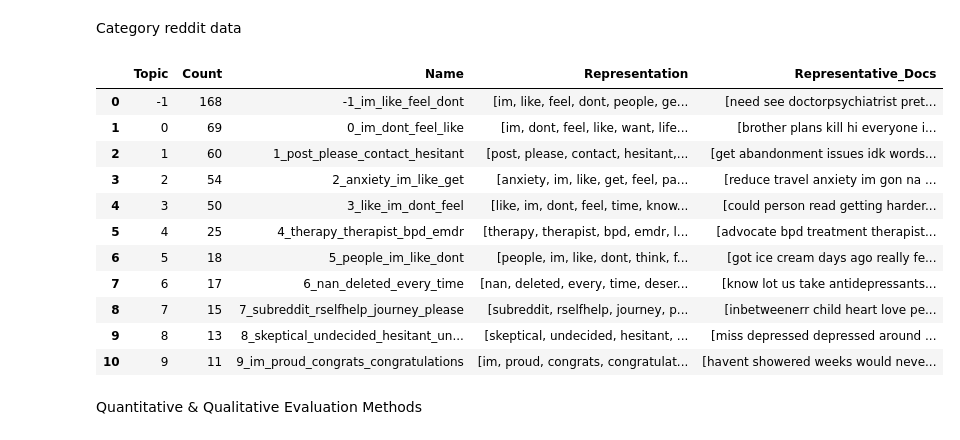
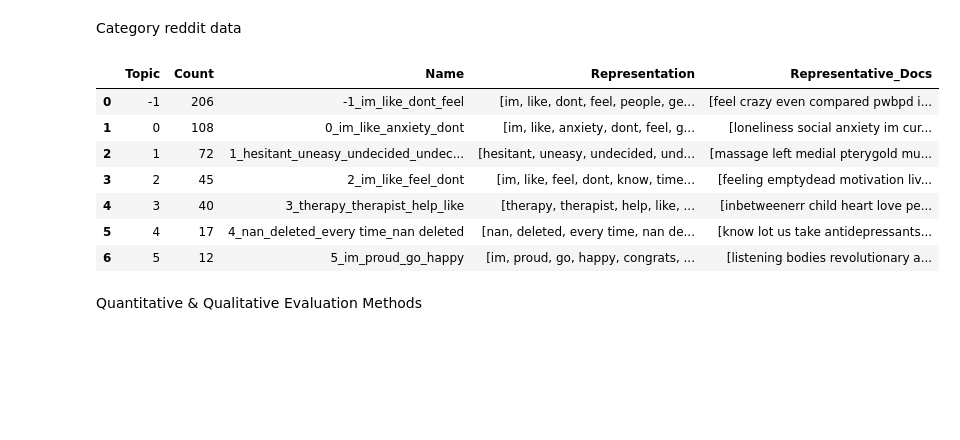
Before and after one commit to Rainman4301/LLM_NetworkMoel_MentalHealth, a Jupyter notebook: mental_health_analysis.ipynb, the cells around one changed output. Cells and saved outputs as stored; diff of their text form; code cells hidden in the pictures; blank space fills up the shorter version.

```diff
--- a/mental_health_analysis.ipynb
+++ b/mental_health_analysis.ipynb
@@ -1296,44 +1291,50 @@ Category reddit data
 # %%
 #  Step 3: Prepare Text Input from Your Data
 import pandas as pd
 
 
 
 reddit_df = pd.read_csv(os.path.join(current_dir, "data", "reddit_data", "clean","cleaned_mental_all_text_2015up.csv"))
 # shuffle the dataframe
-documents = reddit_df["title_selftext_topcomments_text"].copy().sample(frac=1, random_state=42)
-documents = documents.apply(lambda x: clean_operator.text_preprocessing(x, regex=True, lower_case=True, remove_stop_word=True, return_tokens = False)).tolist()
+reddit_documents = reddit_df["title_selftext_topcomments_text"].copy().sample(frac=1, random_state=42).head(500)
+reddit_documents = reddit_documents.apply(lambda x: clean_operator.text_preprocessing(x, regex=True, lower_case=True, remove_stop_word=True, return_tokens = False)).tolist()
 
 
 
 
 #   Step 4: Fit BERTopic with the Custom MentalBERT Embedding
 from bertopic import BERTopic
 
-# Initialize and fit BERTopic with mentalbert embeddings
+reddit_embeddings = mentalbert_sentence_model.encode(
+    reddit_documents,
+    batch_size=32,
+    convert_to_numpy=True,
+    normalize_embeddings=True,
+    show_progress_bar=True
+)
+
+
+# Initialize and fit BERTopic with mentalbert reddit_embeddings
 topic_model = BERTopic(embedding_model=mentalbert_sentence_model,
                        top_n_words=15,
-                       nr_topics=7)
-# topic_model.reduce_topics(documents, nr_topics=11)
-topics, probs = topic_model.fit_transform(documents)
+                       nr_topics=8,
+                       n_gram_range =(1, 3))
+# topic_model.reduce_topics(reddit_documents, nr_topics=11)
+topics, probs = topic_model.fit_transform(reddit_documents,embeddings=reddit_embeddings)
 
 
 #  Step 5: Review the Topics
 # View topic summaries
 topic_model.get_topic_info()
 # %% [output]
 |  | Topic | Count | Name | Representation | Representative_Docs |
-| 0 | -1 | 168 | -1_im_like_feel_dont | [im, like, feel, dont, people, ge... | [need see doctorpsychiatrist pret... |
-| 1 | 0 | 69 | 0_im_dont_feel_like | [im, dont, feel, like, want, life... | [brother plans kill hi everyone i... |
-| 2 | 1 | 60 | 1_post_please_contact_hesitant | [post, please, contact, hesitant,... | [get abandonment issues idk words... |
-| 3 | 2 | 54 | 2_anxiety_im_like_get | [anxiety, im, like, get, feel, pa... | [reduce travel anxiety im gon na ... |
-| 4 | 3 | 50 | 3_like_im_dont_feel | [like, im, dont, feel, time, know... | [could person read getting harder... |
-| 5 | 4 | 25 | 4_therapy_therapist_bpd_emdr | [therapy, therapist, bpd, emdr, l... | [advocate bpd treatment therapist... |
-| 6 | 5 | 18 | 5_people_im_like_dont | [people, im, like, dont, think, f... | [got ice cream days ago really fe... |
-| 7 | 6 | 17 | 6_nan_deleted_every_time | [nan, deleted, every, time, deser... | [know lot us take antidepressants... |
-| 8 | 7 | 15 | 7_subreddit_rselfhelp_journey_please | [subreddit, rselfhelp, journey, p... | [inbetweenerr child heart love pe... |
-| 9 | 8 | 13 | 8_skeptical_undecided_hesitant_un... | [skeptical, undecided, hesitant, ... | [miss depressed depressed around ... |
-| 10 | 9 | 11 | 9_im_proud_congrats_congratulations | [im, proud, congrats, congratulat... | [havent showered weeks would neve... |
+| 0 | -1 | 206 | -1_im_like_dont_feel | [im, like, dont, feel, people, ge... | [feel crazy even compared pwbpd i... |
+| 1 | 0 | 108 | 0_im_like_anxiety_dont | [im, like, anxiety, dont, feel, g... | [loneliness social anxiety im cur... |
+| 2 | 1 | 72 | 1_hesitant_uneasy_undecided_undec... | [hesitant, uneasy, undecided, und... | [massage left medial pterygold mu... |
+| 3 | 2 | 45 | 2_im_like_feel_dont | [im, like, feel, dont, know, time... | [feeling emptydead motivation liv... |
+| 4 | 3 | 40 | 3_therapy_therapist_help_like | [therapy, therapist, help, like, ... | [inbetweenerr child heart love pe... |
+| 5 | 4 | 17 | 4_nan_deleted_every time_nan deleted | [nan, deleted, every time, nan de... | [know lot us take antidepressants... |
+| 6 | 5 | 12 | 5_im_proud_go_happy | [im, proud, go, happy, congrats, ... | [listening bodies revolutionary a... |
 # %% [markdown]
 Quantitative & Qualitative Evaluation Methods
 # %%
```
Also changed, not shown: parts of 8 cells of this notebook, 1 other file.
